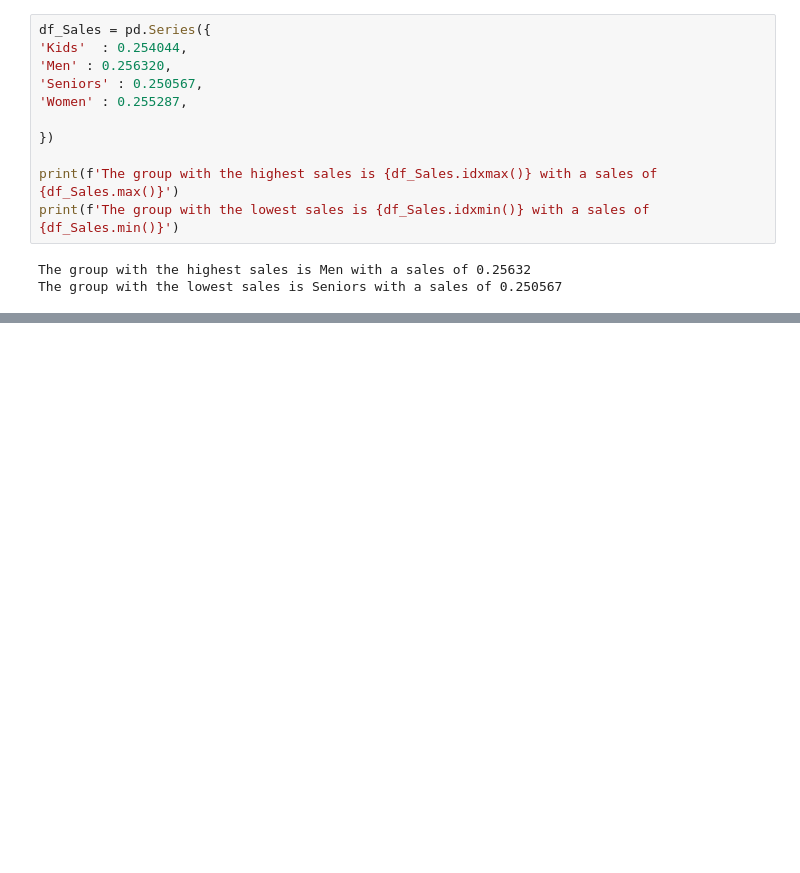
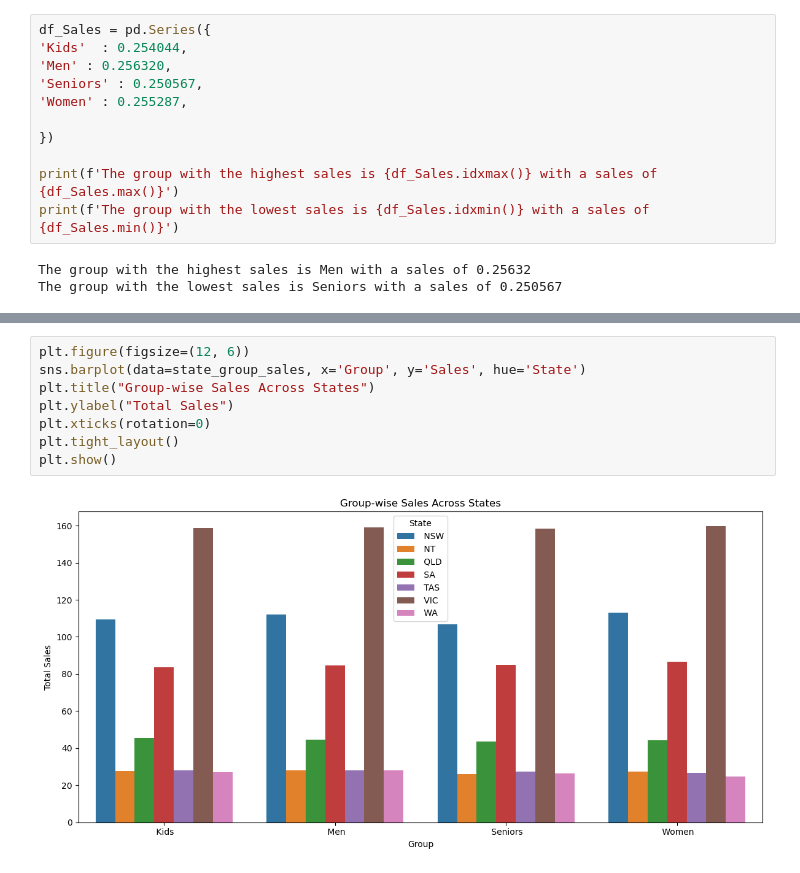
Before and after one commit to ittztint/Busari-Abdulmuiz-, a Jupyter notebook: Data analysis with python/Project.ipynb, the cells around one changed output, grey strips where cells are left out. Drawn from its saved outputs; the diff is of its cells as text; blank space fills up the shorter version.

```diff
--- a/Data analysis with python/Project.ipynb
+++ b/Data analysis with python/Project.ipynb
@@ -172,0 +218,10 @@ df['Date'] = pd.to_datetime(df['Date'],format='%d-%b-%y')
+# %%
+plt.figure(figsize=(12, 6))
+sns.barplot(data=state_group_sales, x='Group', y='Sales', hue='State')
+plt.title("Group-wise Sales Across States")
+plt.ylabel("Total Sales")
+plt.xticks(rotation=0)
+plt.tight_layout()
+plt.show()
+# %% [output]
+[figure, added]
```
Also changed, not shown: parts of 4 cells of this notebook.
